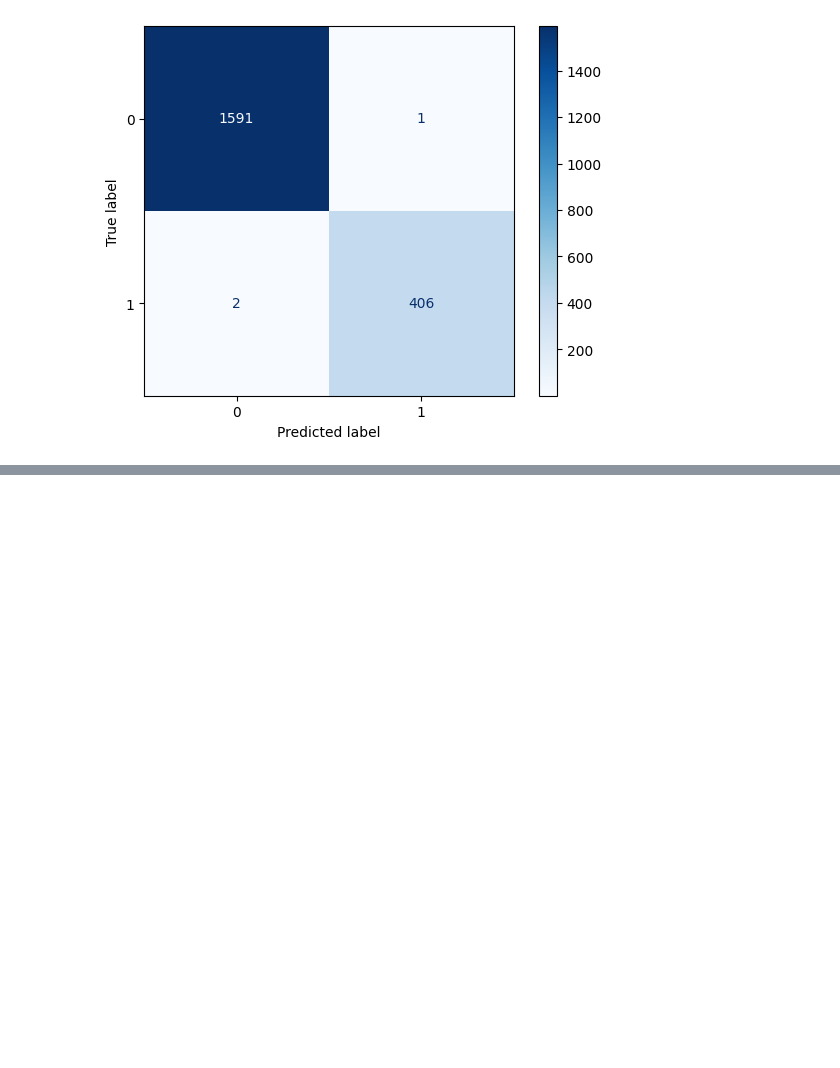
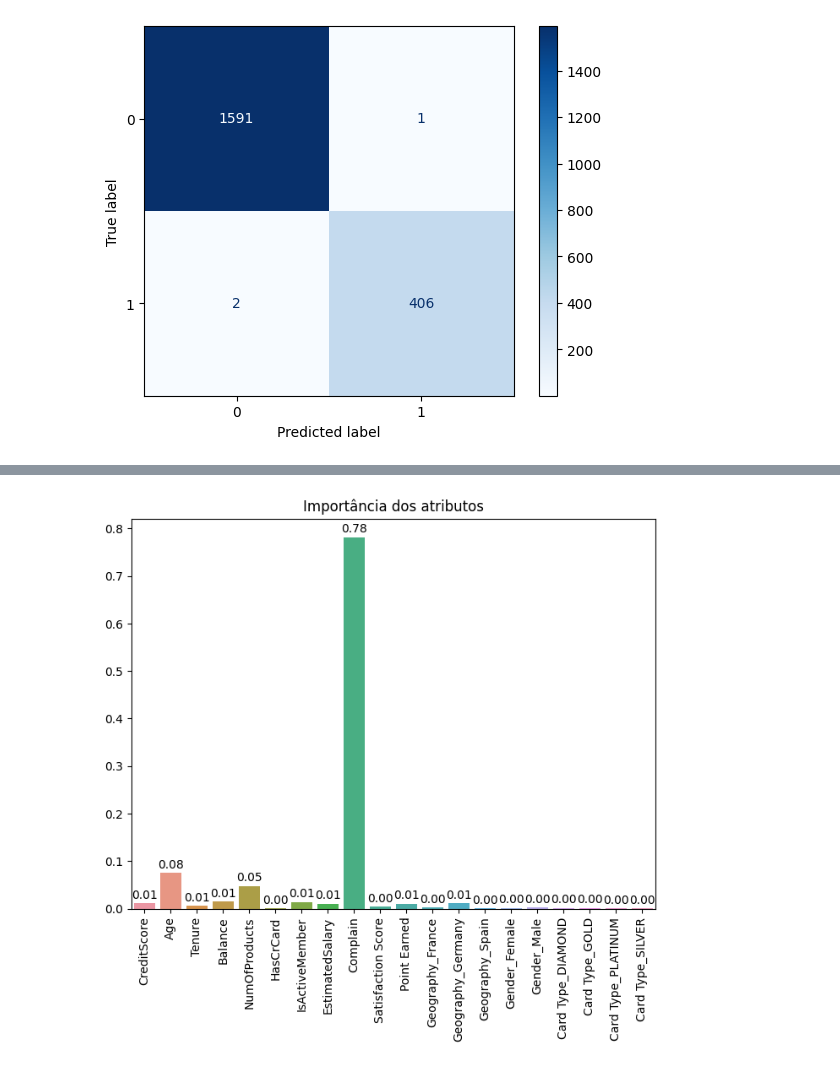
Before and after one commit to lcfdiniz/puc-rio, a Jupyter notebook: bank-customer-churn/bank_customer_churn.ipynb, the cells around one changed output, grey strips where cells are left out. Cells and saved outputs as stored; diff of their text form; code cells hidden in the pictures; blank space fills up the shorter version.

```diff
--- a/bank-customer-churn/bank_customer_churn.ipynb
+++ b/bank-customer-churn/bank_customer_churn.ipynb
@@ -847 +853,5 @@ plt.show()
+# %%
+plot_feature_importances(model)
+# %% [output]
+[figure, added]
 # %% [markdown]
```
Also changed, not shown: parts of 3 cells of this notebook.
